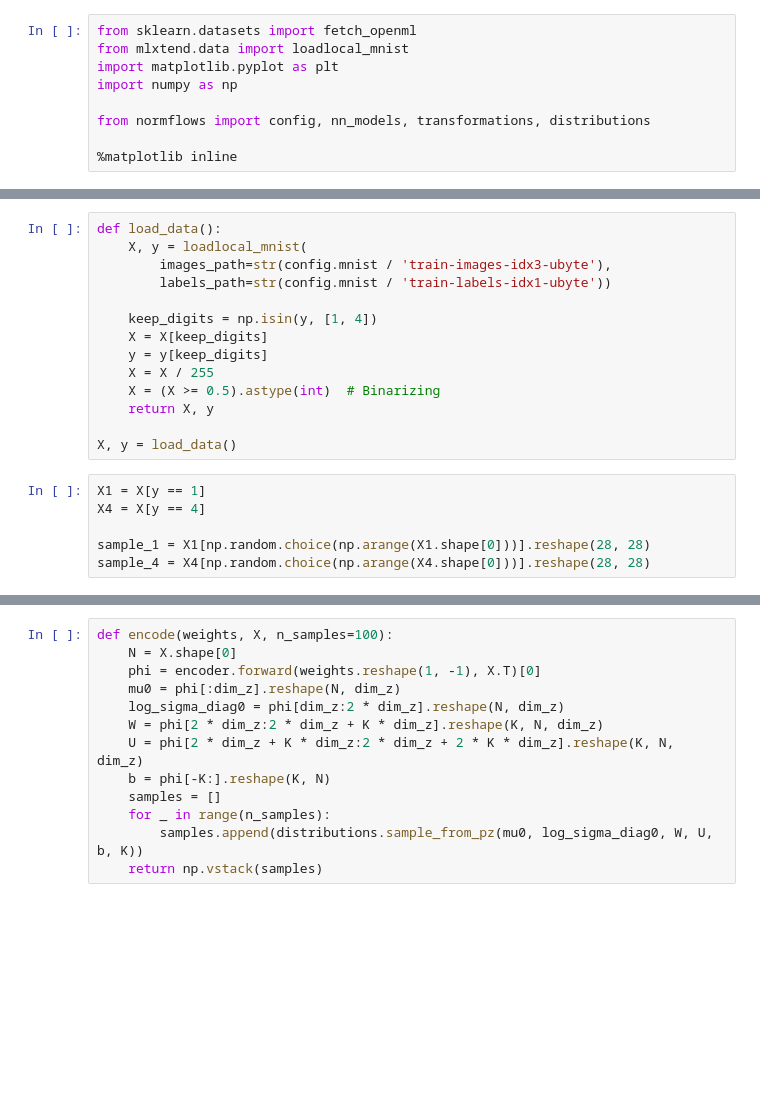
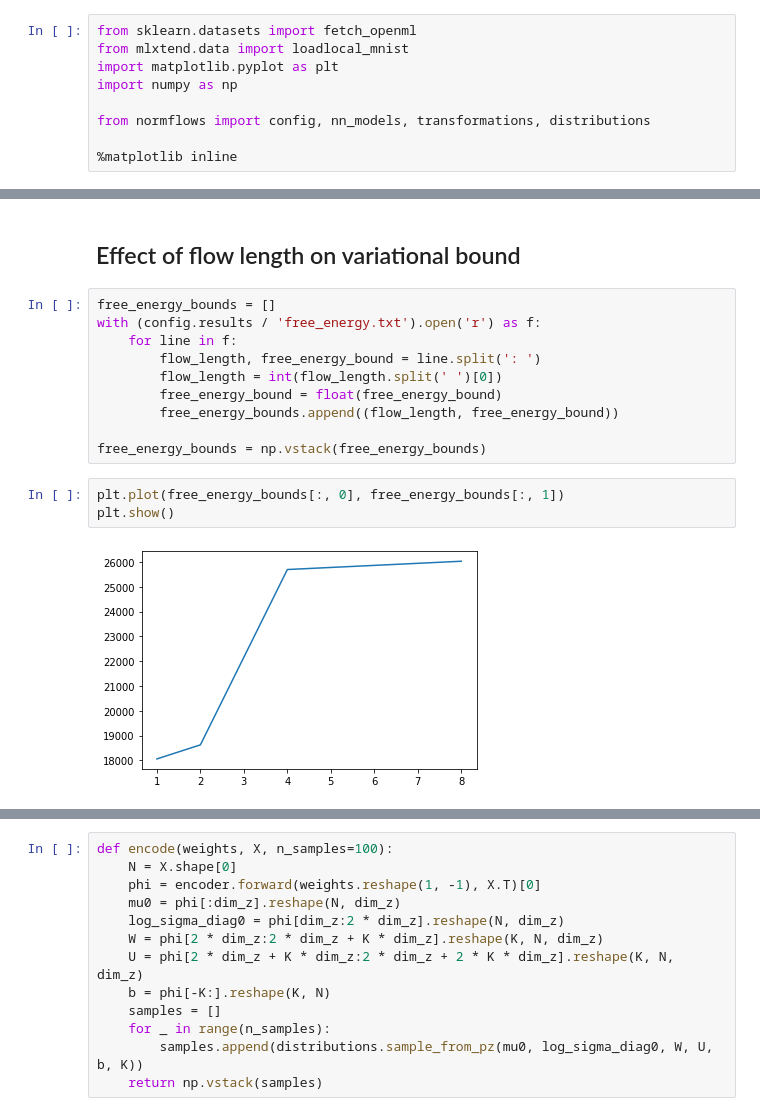
Before and after one commit to suton5/vi-normflows, a Jupyter notebook: notebooks/2_basic_optimization/2_mnist.ipynb, the cells around one changed output, grey strips where cells are left out. Drawn from its saved outputs; the diff is of its cells as text; blank space fills up the shorter version.

```diff
--- a/notebooks/2_basic_optimization/2_mnist.ipynb
+++ b/notebooks/2_basic_optimization/2_mnist.ipynb
@@ -88,20 +159,17 @@ plt.imshow(all_ims, cmap='gray')
-# %%
-def load_data():
-    X, y = loadlocal_mnist(
-        images_path=str(config.mnist / 'train-images-idx3-ubyte'),
-        labels_path=str(config.mnist / 'train-labels-idx1-ubyte'))
-
-    keep_digits = np.isin(y, [1, 4])
-    X = X[keep_digits]
-    y = y[keep_digits]
-    X = X / 255
-    X = (X >= 0.5).astype(int)  # Binarizing
-    return X, y
-
-X, y = load_data()
-# %%
-X1 = X[y == 1]
-X4 = X[y == 4]
-
-sample_1 = X1[np.random.choice(np.arange(X1.shape[0]))].reshape(28, 28)
-sample_4 = X4[np.random.choice(np.arange(X4.shape[0]))].reshape(28, 28)
+# %% [markdown]
+## Effect of flow length on variational bound
+# %%
+free_energy_bounds = []
+with (config.results / 'free_energy.txt').open('r') as f:
+    for line in f:
+        flow_length, free_energy_bound = line.split(': ')
+        flow_length = int(flow_length.split(' ')[0])
+        free_energy_bound = float(free_energy_bound)
+        free_energy_bounds.append((flow_length, free_energy_bound))
+
+free_energy_bounds = np.vstack(free_energy_bounds)
+# %%
+plt.plot(free_energy_bounds[:, 0], free_energy_bounds[:, 1])
+plt.show()
+# %% [output]
+[figure, added]
```
Also changed, not shown: parts of 30 cells of this notebook, 4 other files.
